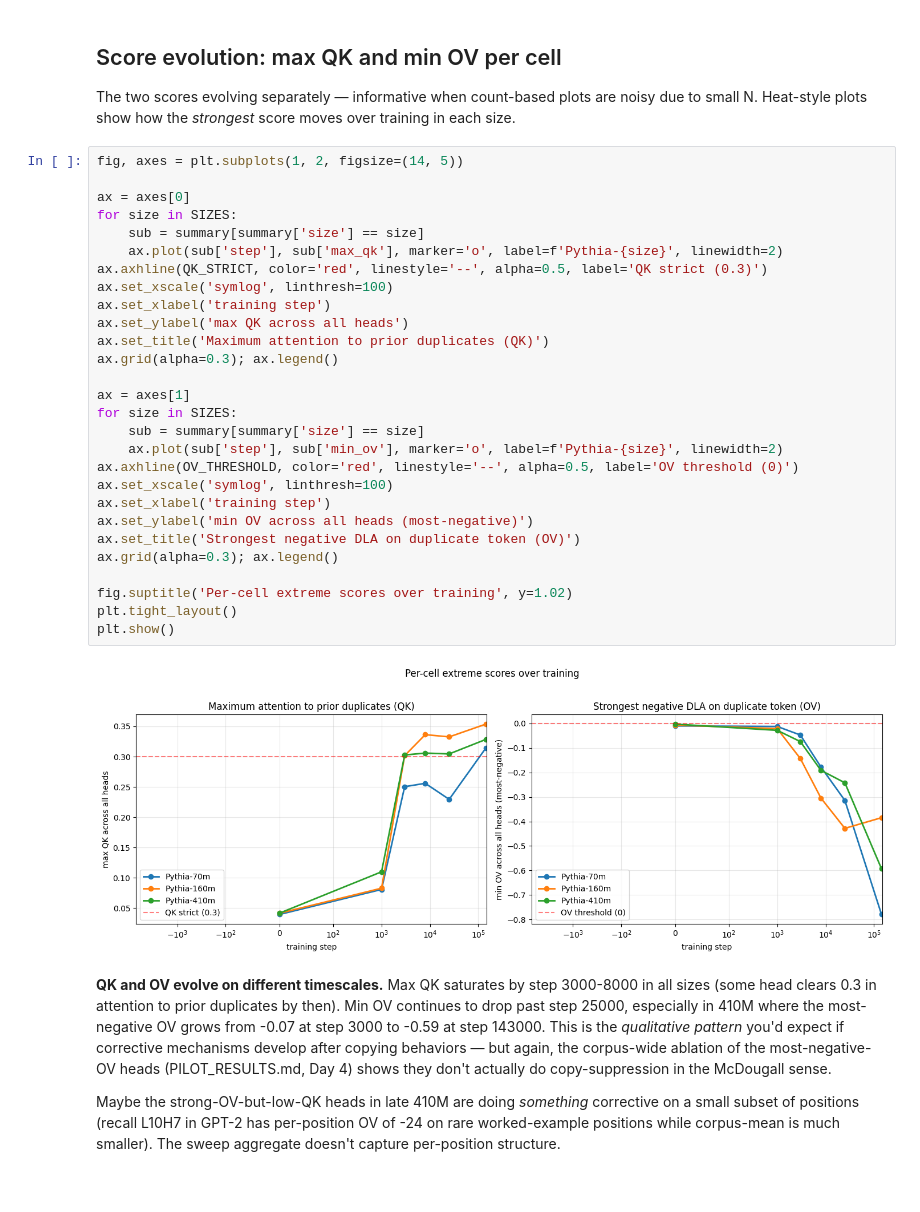
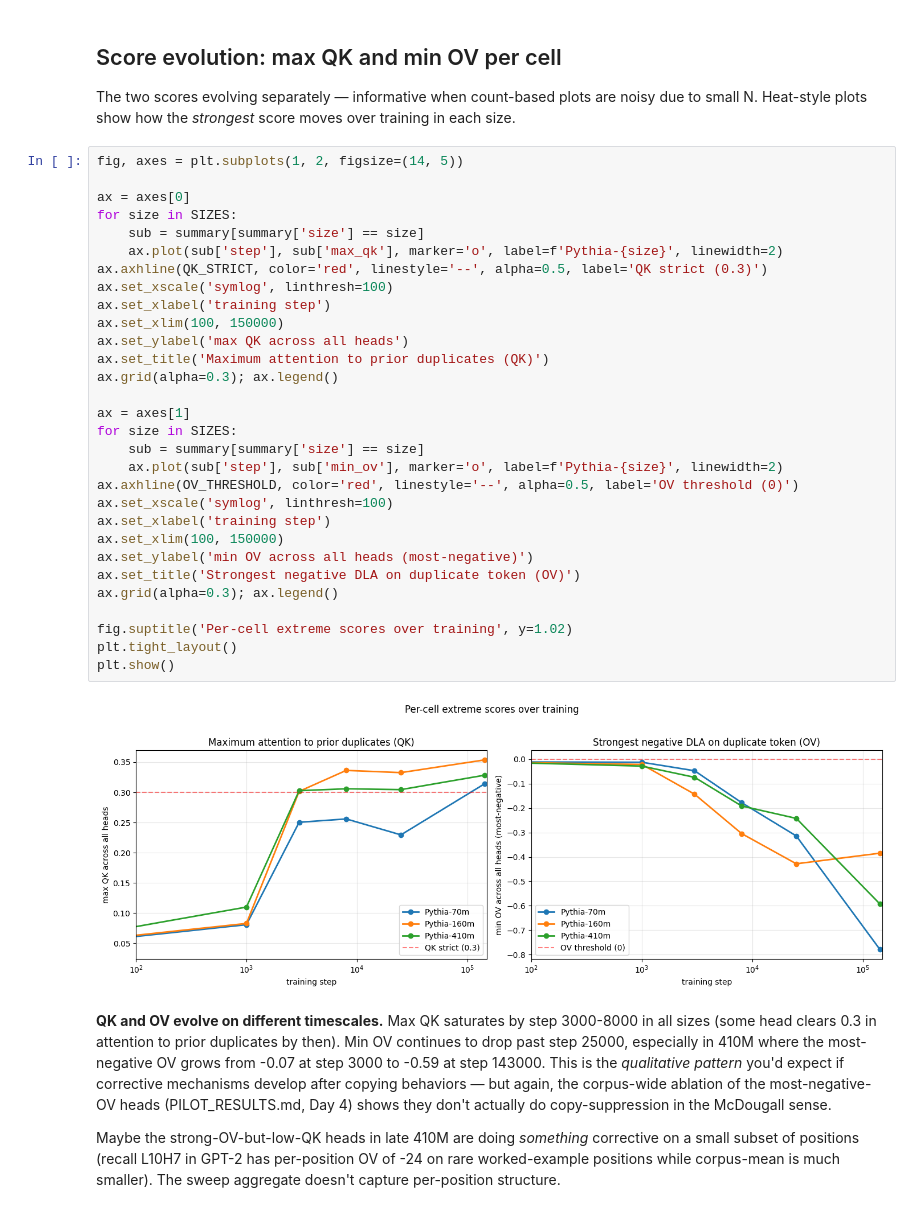
Before and after one commit to cam-berger/pythia-motif-emergence, a Jupyter notebook: notebooks/copy_suppression_emergence_exploration.ipynb, the cells around one changed output. Drawn from its saved outputs; the diff is of its cells as text.

```diff
--- a/notebooks/copy_suppression_emergence_exploration.ipynb
+++ b/notebooks/copy_suppression_emergence_exploration.ipynb
@@ -134,33 +134,35 @@ The two scores evolving separately — informative when count-based plots are no
 # %%
 fig, axes = plt.subplots(1, 2, figsize=(14, 5))
 
 ax = axes[0]
 for size in SIZES:
     sub = summary[summary['size'] == size]
     ax.plot(sub['step'], sub['max_qk'], marker='o', label=f'Pythia-{size}', linewidth=2)
 ax.axhline(QK_STRICT, color='red', linestyle='--', alpha=0.5, label='QK strict (0.3)')
 ax.set_xscale('symlog', linthresh=100)
 ax.set_xlabel('training step')
+ax.set_xlim(100, 150000)
 ax.set_ylabel('max QK across all heads')
 ax.set_title('Maximum attention to prior duplicates (QK)')
 ax.grid(alpha=0.3); ax.legend()
 
 ax = axes[1]
 for size in SIZES:
     sub = summary[summary['size'] == size]
     ax.plot(sub['step'], sub['min_ov'], marker='o', label=f'Pythia-{size}', linewidth=2)
 ax.axhline(OV_THRESHOLD, color='red', linestyle='--', alpha=0.5, label='OV threshold (0)')
 ax.set_xscale('symlog', linthresh=100)
 ax.set_xlabel('training step')
+ax.set_xlim(100, 150000)
 ax.set_ylabel('min OV across all heads (most-negative)')
 ax.set_title('Strongest negative DLA on duplicate token (OV)')
 ax.grid(alpha=0.3); ax.legend()
 
 fig.suptitle('Per-cell extreme scores over training', y=1.02)
 plt.tight_layout()
 plt.show()
 # %% [output]
-[figure, old version]
+[figure, new version]
 # %% [markdown]
 **QK and OV evolve on different timescales.** Max QK saturates by step 3000-8000 in all sizes (some head clears 0.3 in attention to prior duplicates by then). Min OV continues to drop past step 25000, especially in 410M where the most-negative OV grows from -0.07 at step 3000 to -0.59 at step 143000. This is the *qualitative pattern* you'd expect if corrective mechanisms develop after copying behaviors — but again, the corpus-wide ablation of the most-negative-OV heads (PILOT_RESULTS.md, Day 4) shows they don't actually do copy-suppression in the McDougall sense.
 
```
Also changed, not shown: 2 other files.
